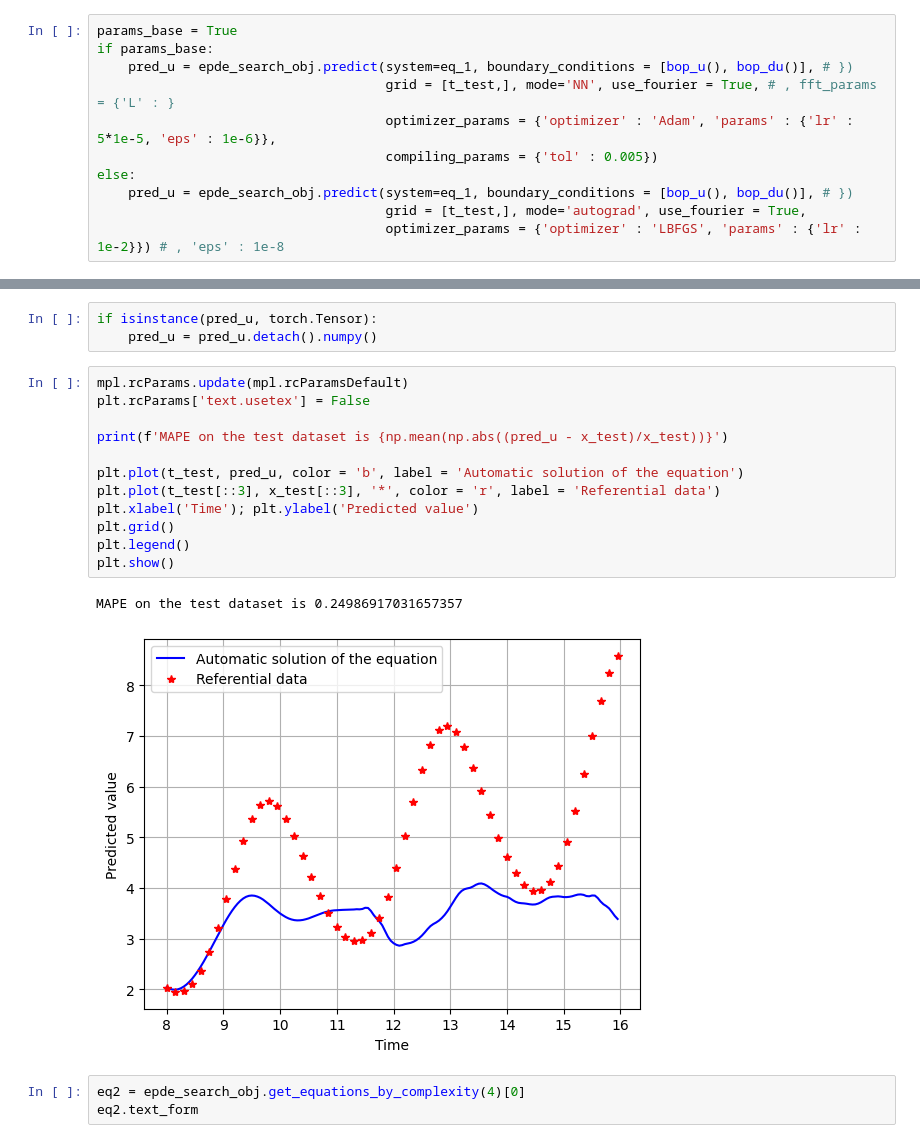
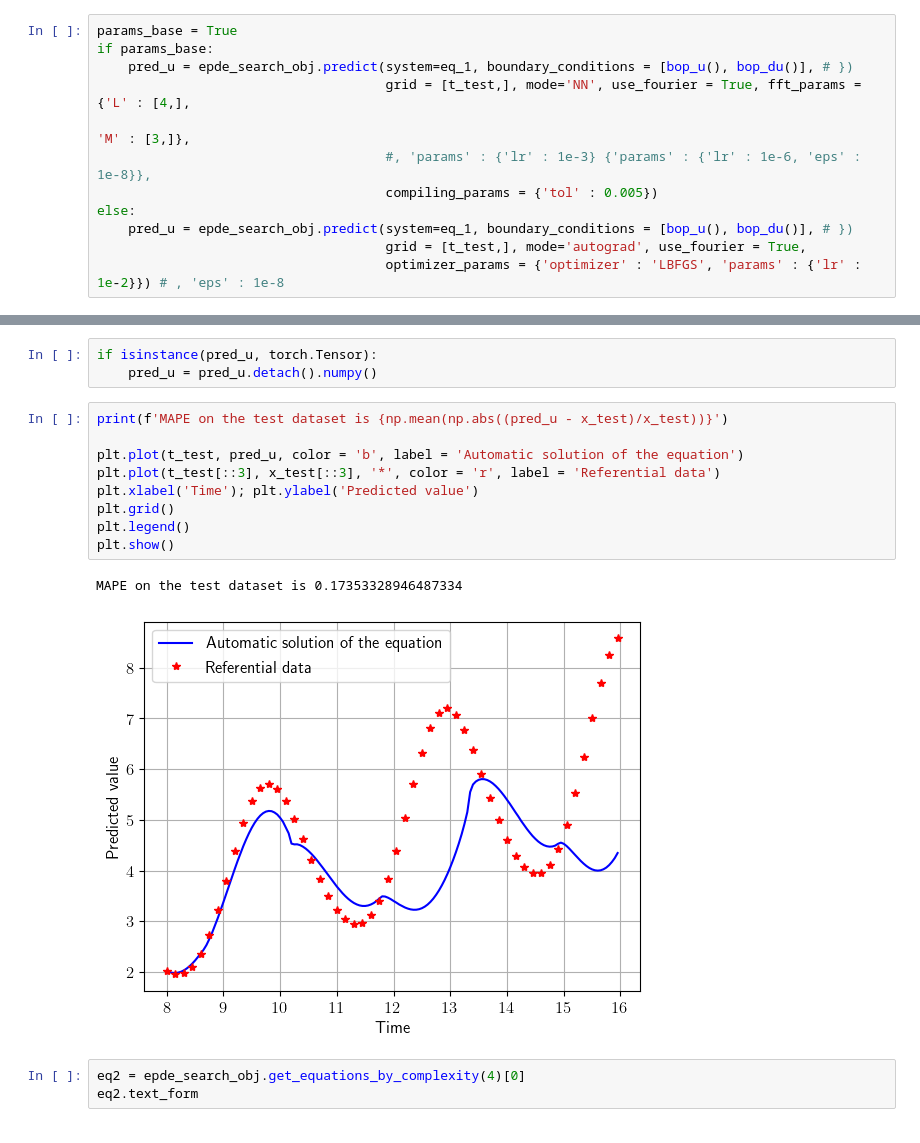
Before and after one commit to ITMO-NSS-team/EPDE, a Jupyter notebook: examples/ODE discovery.ipynb, the cells around one changed output, grey strips where cells are left out. Cells and saved outputs as stored; diff of their text form.

```diff
--- a/examples/ODE discovery.ipynb
+++ b/examples/ODE discovery.ipynb
@@ -315,8 +313,9 @@ eq_1.text_form
 params_base = True
 if params_base:
     pred_u = epde_search_obj.predict(system=eq_1, boundary_conditions = [bop_u(), bop_du()], # })
-                                     grid = [t_test,], mode='NN', use_fourier = True, # , fft_params = {'L' : }
-                                     optimizer_params = {'optimizer' : 'Adam', 'params' : {'lr' : 5*1e-5, 'eps' : 1e-6}},
+                                     grid = [t_test,], mode='NN', use_fourier = True, fft_params = {'L' : [4,],
+                                                                                                    'M' : [3,]},
+                                     #, 'params' : {'lr' : 1e-3} {'params' : {'lr' : 1e-6, 'eps' : 1e-8}},
                                      compiling_params = {'tol' : 0.005})
 else:
     pred_u = epde_search_obj.predict(system=eq_1, boundary_conditions = [bop_u(), bop_du()], # })
@@ -339,20 +347,17 @@ To evaluate the quality of obtained equation, we will check the MAPE error and v
 if isinstance(pred_u, torch.Tensor):
     pred_u = pred_u.detach().numpy()
 # %%
-mpl.rcParams.update(mpl.rcParamsDefault)
-plt.rcParams['text.usetex'] = False
-
 print(f'MAPE on the test dataset is {np.mean(np.abs((pred_u - x_test)/x_test))}')
 
 plt.plot(t_test, pred_u, color = 'b', label = 'Automatic solution of the equation')
 plt.plot(t_test[::3], x_test[::3], '*', color = 'r', label = 'Referential data')
 plt.xlabel('Time'); plt.ylabel('Predicted value')
 plt.grid()
 plt.legend()
 plt.show()
 # %% [output]
-MAPE on the test dataset is 0.24986917031657357
+MAPE on the test dataset is 0.17353328946487334
-[figure, old version]
+[figure, new version]
 # %%
 eq2 = epde_search_obj.get_equations_by_complexity(4)[0]
 eq2.text_form
```
Also changed, not shown: parts of 8 cells of this notebook, 2 other files.
